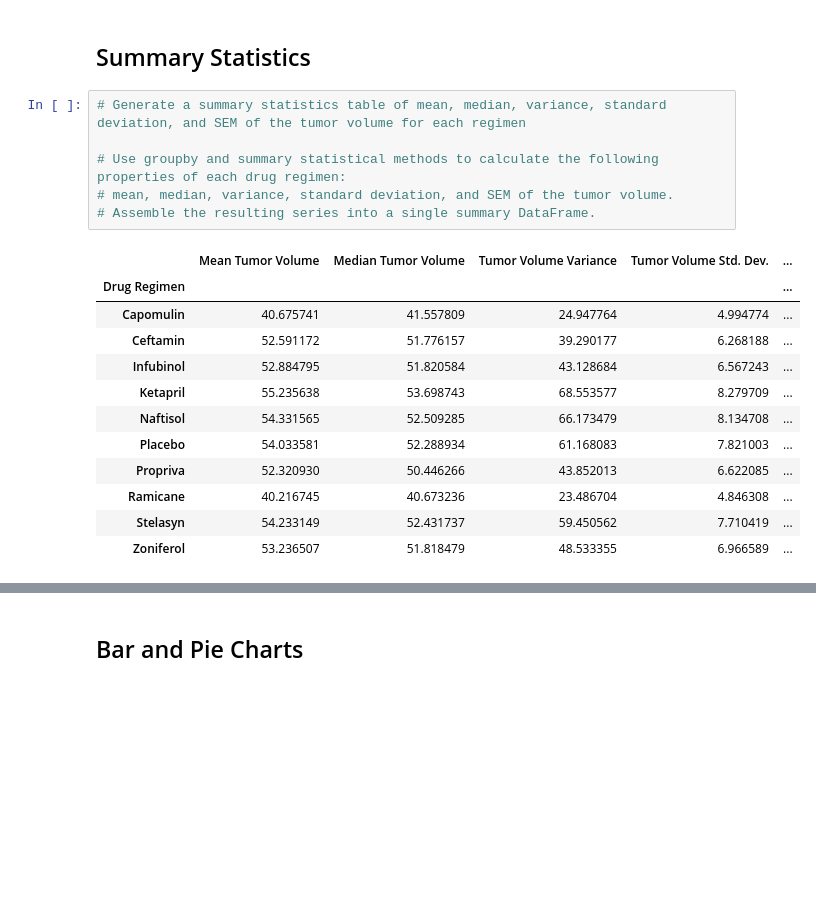
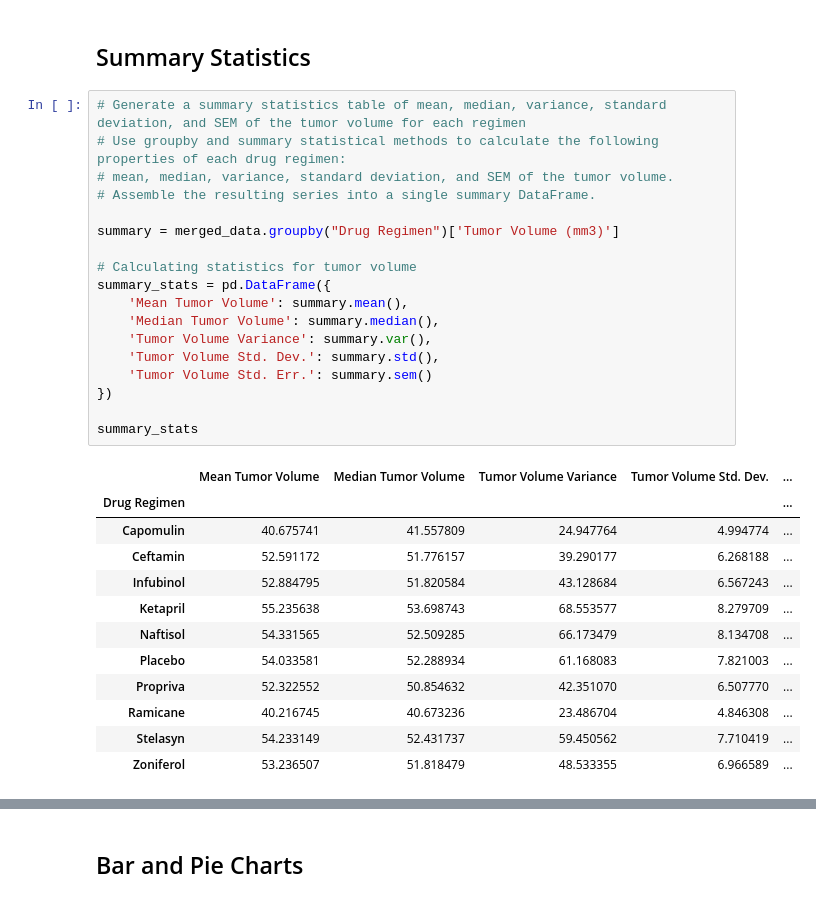
Before and after one commit to Maher808/Matplotlib-Challenge, a Jupyter notebook: Starter_Code/pymaceuticals_starter - Copy.ipynb, the cells around one changed output, grey strips where cells are left out. Cells and saved outputs as stored; diff of their text form; blank space fills up the shorter version.

```diff
--- a/Starter_Code/pymaceuticals_starter - Copy.ipynb
+++ b/Starter_Code/pymaceuticals_starter - Copy.ipynb
@@ -88,20 +89,32 @@ Cleaned_mice_count
 ## Summary Statistics
 # %%
 # Generate a summary statistics table of mean, median, variance, standard deviation, and SEM of the tumor volume for each regimen
-
 # Use groupby and summary statistical methods to calculate the following properties of each drug regimen:
 # mean, median, variance, standard deviation, and SEM of the tumor volume.
 # Assemble the resulting series into a single summary DataFrame.
+
+summary = merged_data.groupby("Drug Regimen")['Tumor Volume (mm3)']
+
+# Calculating statistics for tumor volume
+summary_stats = pd.DataFrame({
+    'Mean Tumor Volume': summary.mean(),
+    'Median Tumor Volume': summary.median(),
+    'Tumor Volume Variance': summary.var(),
+    'Tumor Volume Std. Dev.': summary.std(),
+    'Tumor Volume Std. Err.': summary.sem()
+})
+
+summary_stats
 # %% [output]
 |  | Mean Tumor Volume | Median Tumor Volume | Tumor Volume Variance | Tumor Volume Std. Dev. | ... |
 | Drug Regimen |  |  |  |  | ... |
 | Capomulin | 40.675741 | 41.557809 | 24.947764 | 4.994774 | ... |
 | Ceftamin | 52.591172 | 51.776157 | 39.290177 | 6.268188 | ... |
 | Infubinol | 52.884795 | 51.820584 | 43.128684 | 6.567243 | ... |
 | Ketapril | 55.235638 | 53.698743 | 68.553577 | 8.279709 | ... |
 | Naftisol | 54.331565 | 52.509285 | 66.173479 | 8.134708 | ... |
 | Placebo | 54.033581 | 52.288934 | 61.168083 | 7.821003 | ... |
-| Propriva | 52.320930 | 50.446266 | 43.852013 | 6.622085 | ... |
+| Propriva | 52.322552 | 50.854632 | 42.351070 | 6.507770 | ... |
 | Ramicane | 40.216745 | 40.673236 | 23.486704 | 4.846308 | ... |
 | Stelasyn | 54.233149 | 52.431737 | 59.450562 | 7.710419 | ... |
 | Zoniferol | 53.236507 | 51.818479 | 48.533355 | 6.966589 | ... |
```
Also changed, not shown: parts of 22 cells of this notebook.
